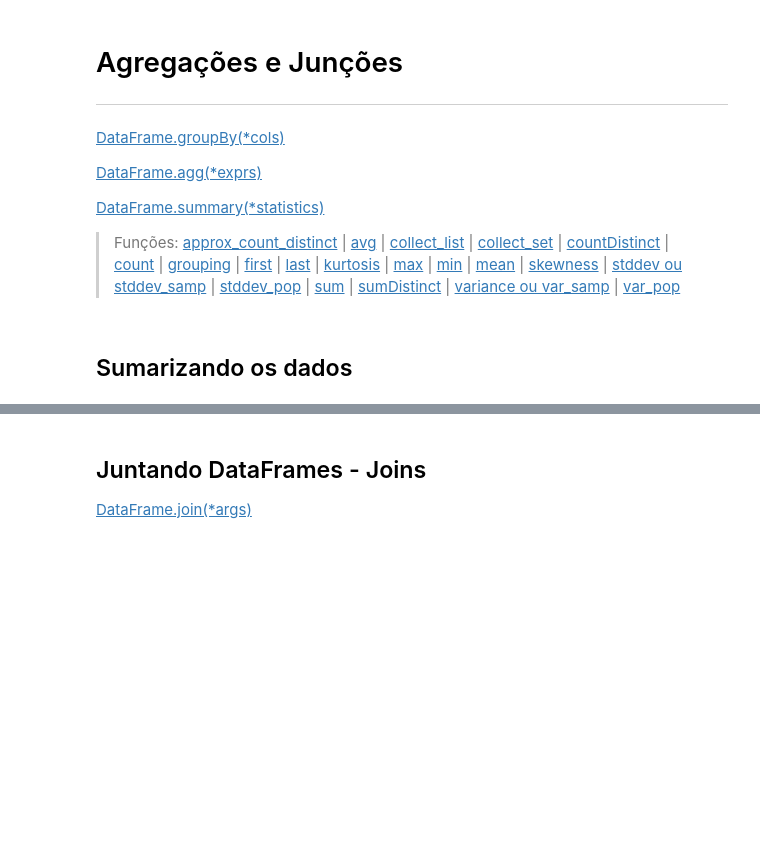
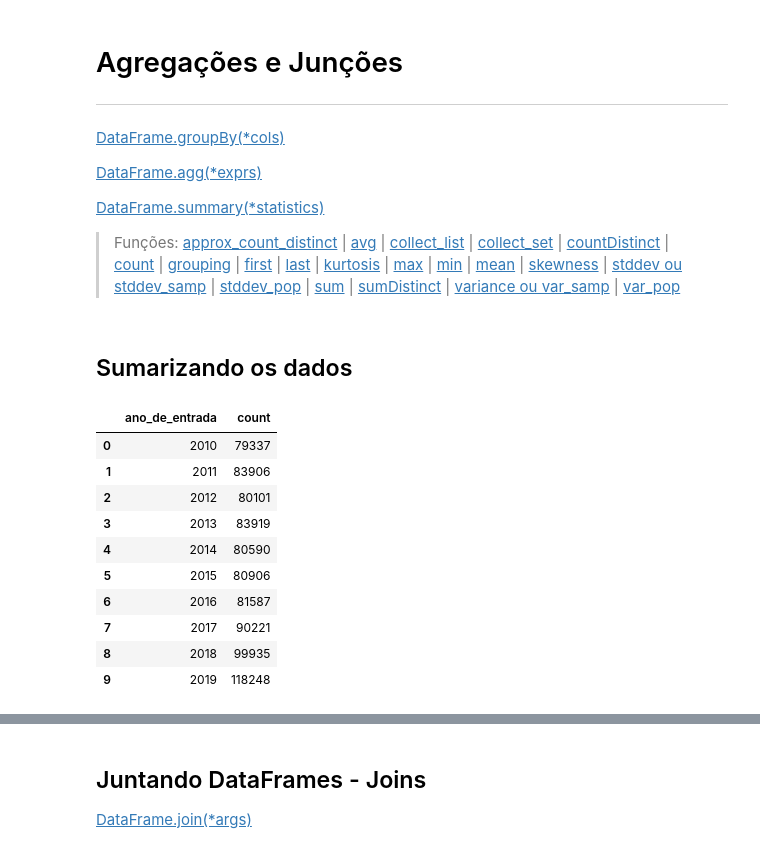
Before and after one commit to ArthurCoutinho15/Spark_Aula01, a Jupyter notebook: src/aula0_projeto_spark.ipynb, the cells around one changed output, grey strips where cells are left out. Cells and saved outputs as stored; diff of their text form; code cells hidden in the pictures; blank space fills up the shorter version.

```diff
--- a/src/aula0_projeto_spark.ipynb
+++ b/src/aula0_projeto_spark.ipynb
@@ -959,3 +1061,23 @@ df.toPandas()
 [var_pop](https://spark.apache.org/docs/3.1.2/api/python/reference/api/pyspark.sql.functions.var_pop.html)
 # %% [markdown]
 ## Sumarizando os dados
+# %%
+socios\
+    .select(f.year('data_de_entrada_sociedade').alias('ano_de_entrada'))\
+    .where('ano_de_entrada >= 2010')\
+    .groupBy('ano_de_entrada')\
+    .count()\
+    .orderBy('ano_de_entrada',ascending=True)\
+    .limit(10).toPandas()
+# %% [output]
+|  | ano_de_entrada | count |
+| 0 | 2010 | 79337 |
+| 1 | 2011 | 83906 |
+| 2 | 2012 | 80101 |
+| 3 | 2013 | 83919 |
+| 4 | 2014 | 80590 |
+| 5 | 2015 | 80906 |
+| 6 | 2016 | 81587 |
+| 7 | 2017 | 90221 |
+| 8 | 2018 | 99935 |
+| 9 | 2019 | 118248 |
```
Also changed, not shown: parts of 47 cells of this notebook.
